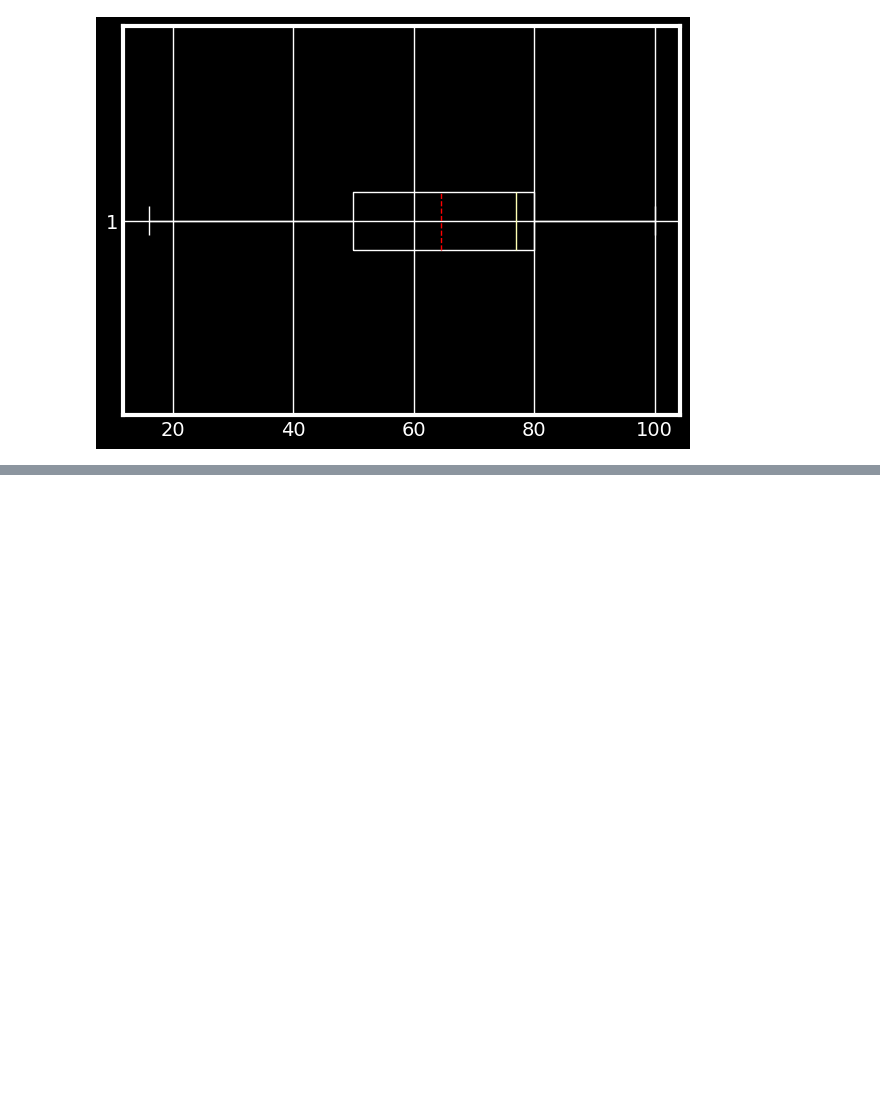
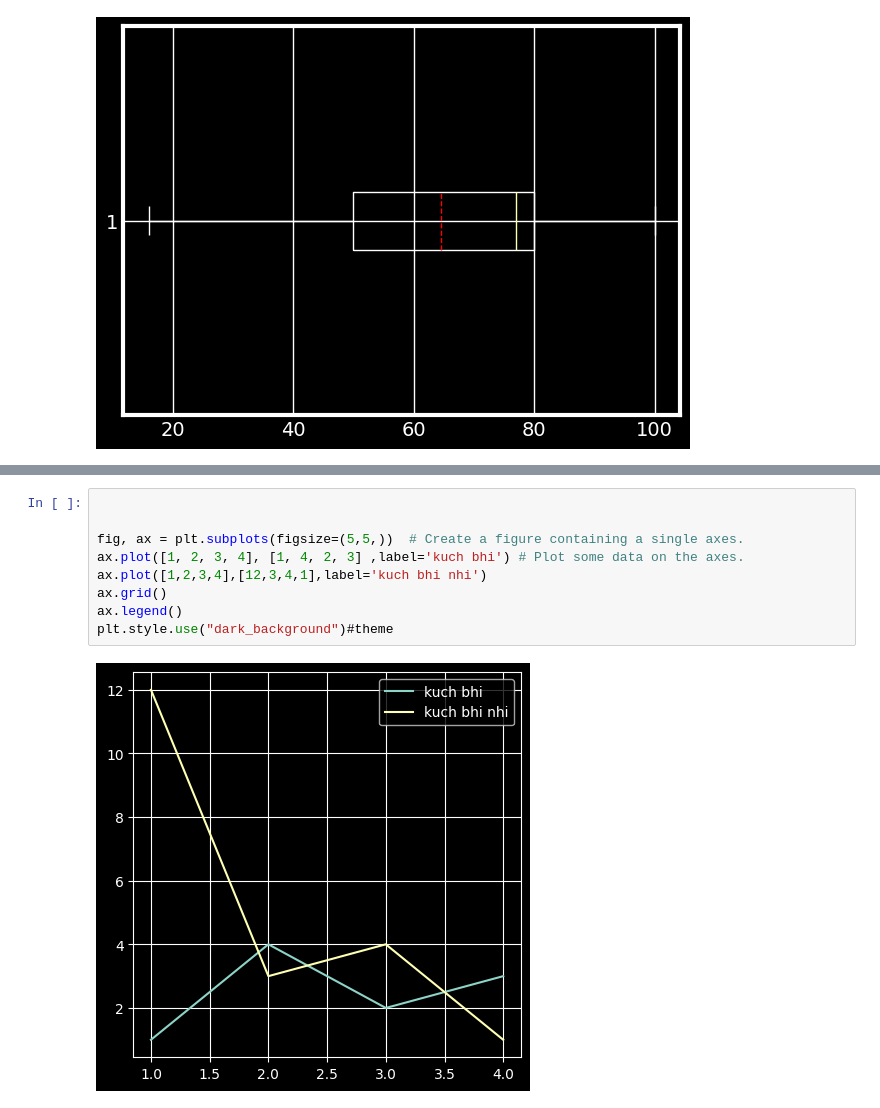
Before and after one commit to pinki21052000/digipodium-data-analytics, a Jupyter notebook: t2.py/graphs.ipynb, the cells around one changed output, grey strips where cells are left out. Saved outputs shown, nothing was run; the diff lists cells and outputs as text; blank space fills up the shorter version.

```diff
--- a/t2.py/graphs.ipynb
+++ b/t2.py/graphs.ipynb
@@ -64,0 +76,11 @@ plt.show()
+# %%
+
+
+fig, ax = plt.subplots(figsize=(5,5,))  # Create a figure containing a single axes.
+ax.plot([1, 2, 3, 4], [1, 4, 2, 3] ,label='kuch bhi') # Plot some data on the axes.
+ax.plot([1,2,3,4],[12,3,4,1],label='kuch bhi nhi')
+ax.grid()
+ax.legend()
+plt.style.use("dark_background")#theme
+# %% [output]
+[figure, added]
```
Also changed, not shown: parts of 8 cells of this notebook, 1 other file.
